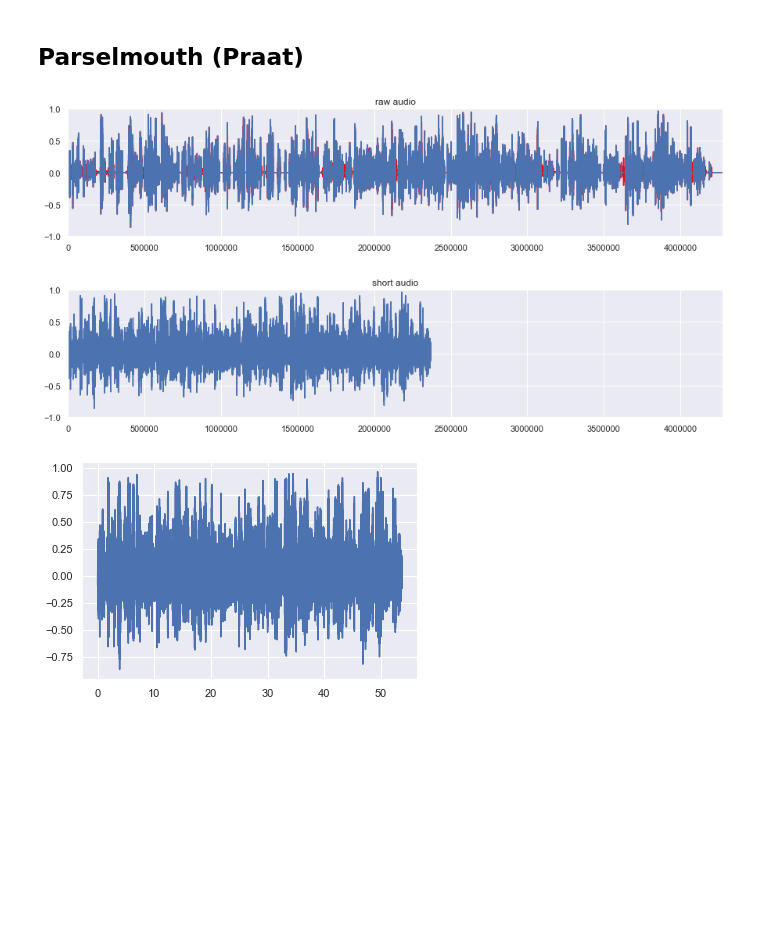
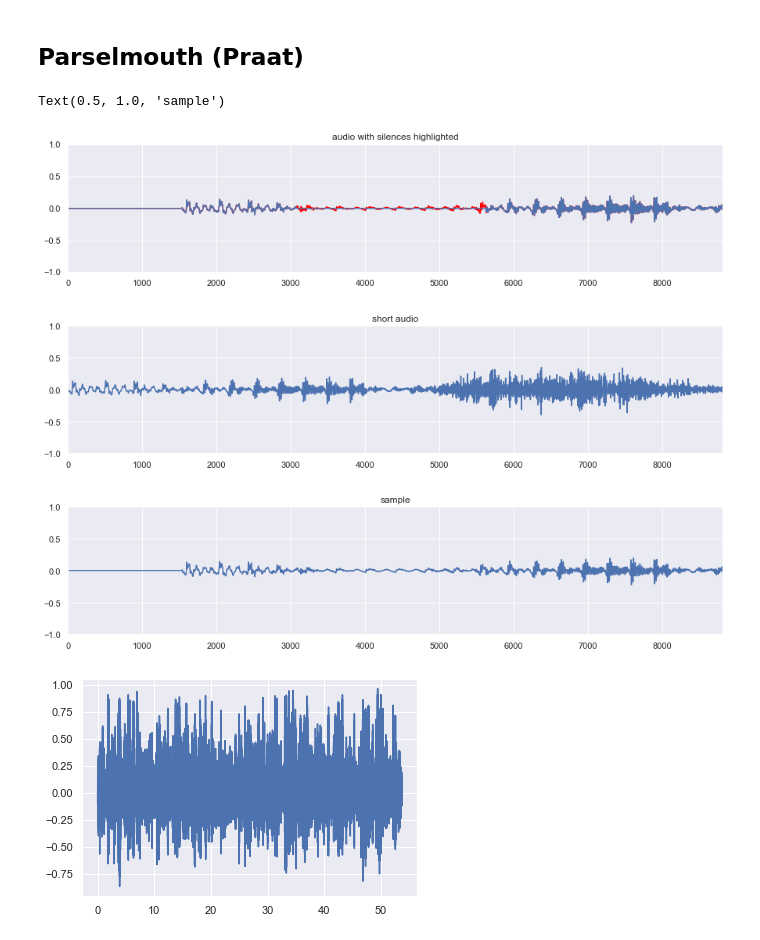
Before and after one commit to FirstPlaygroundAndThenIcecream/Speaker-Identification, a Jupyter notebook: rene experimental/wav classification.ipynb, the cells around one changed output. Cells and saved outputs as stored; diff of their text form; code cells hidden in the pictures; blank space fills up the shorter version.

```diff
--- a/rene experimental/wav classification.ipynb
+++ b/rene experimental/wav classification.ipynb
@@ -84,24 +176,35 @@ def reject_outliers(data, m=1):
 ## Parselmouth (Praat)
 # %%
 y = file_to_npy(data_path + audios[0])
+plot_lim = int(44100*0.2)
 plt.figure(figsize=[15,3])
 plt.plot(y, color="red")
 plt.plot(remove_silence(y))
 plt.ylim(-1, 1)
-plt.xlim(0, len(y))
-plt.title('raw audio')
+plt.xlim(0, plot_lim)
+plt.title('audio with silences highlighted')
 a = remove_silence(y)
 a = a[(a != 0)]
 plt.figure(figsize=[15,3])
 plt.plot(a)
 plt.ylim(-1, 1)
-plt.xlim(0, len(y))
+plt.xlim(0, plot_lim)
 plt.title('short audio')
 
-librosa.output.write_wav("data/output.wav", a[(a != 0)], 44100)
+samples = npy_to_samples(y, 44100, 0.2, 150)
+plt.figure(figsize=[15,3])
+plt.plot(samples[0])
+plt.ylim(-1, 1)
+plt.xlim(0, plot_lim)
+plt.title('sample')
+
+
+#librosa.output.write_wav("data/output.wav", a[(a != 0)], 44100)
 # %% [output]
+Text(0.5, 1.0, 'sample')
-[figure, old version]
+[figure, new version]
-[figure, old version]
+[figure, new version]
+[figure, added]
 # %%
 snd = parselmouth.Sound(a)
 plt.figure()
```
Also changed, not shown: parts of 8 cells of this notebook, 4 other files.
